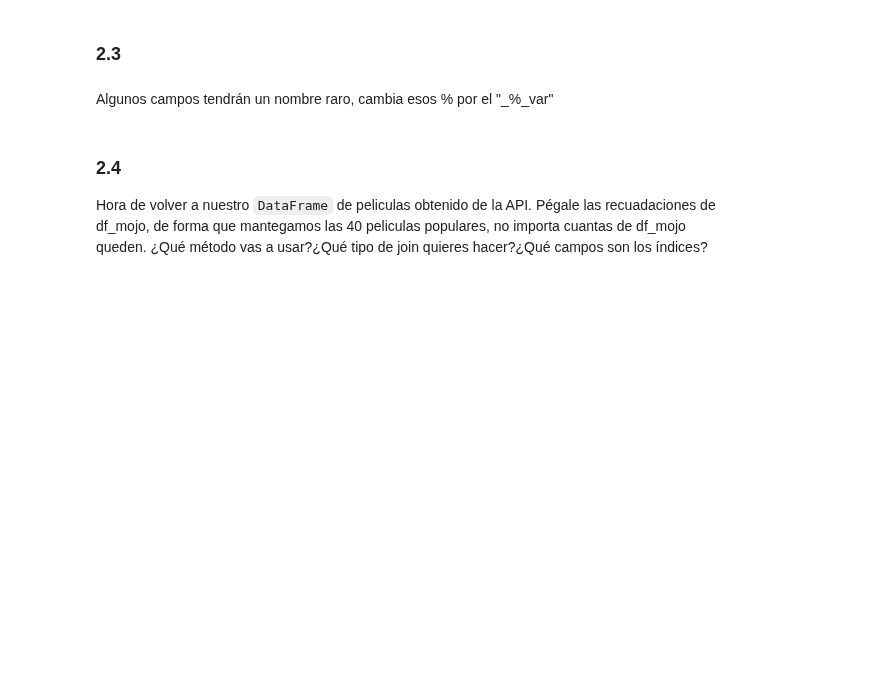
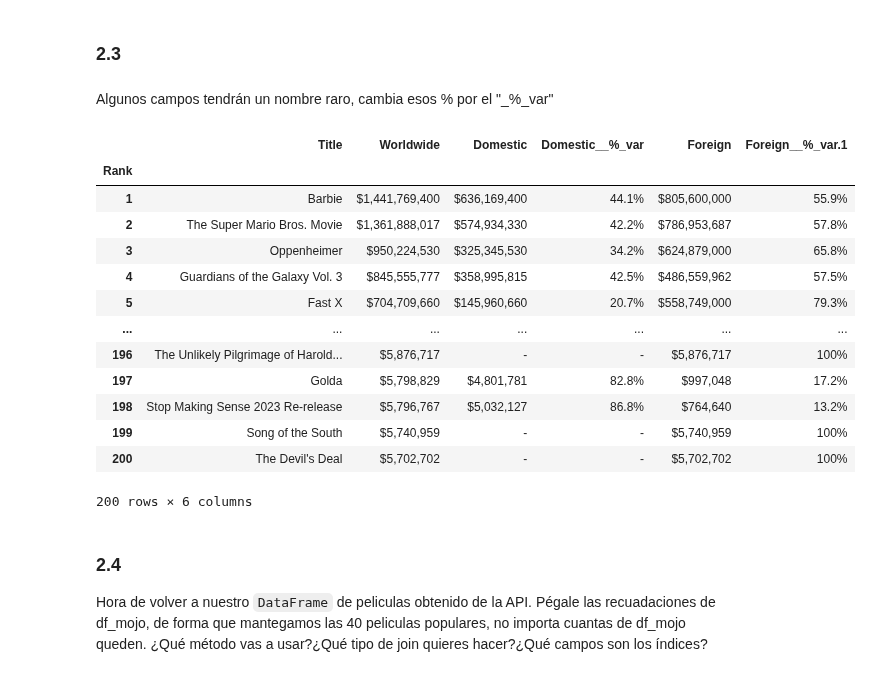
Before and after one commit to mariasanvals/DS_Online_Feb24_Exercises, a Jupyter notebook: 03_Analisis_de_Datos/Sprint_06/Unidad_02/Practica_Obligatoria/18_Practica_Obligatoria_Scraping_API.ipynb, the cells around one changed output. Cells and saved outputs as stored; diff of their text form; code cells hidden in the pictures; blank space fills up the shorter version.

```diff
--- a/03_Analisis_de_Datos/Sprint_06/Unidad_02/Practica_Obligatoria/18_Practica_Obligatoria_Scraping_API.ipynb
+++ b/03_Analisis_de_Datos/Sprint_06/Unidad_02/Practica_Obligatoria/18_Practica_Obligatoria_Scraping_API.ipynb
@@ -370,6 +405,31 @@ Si no has podido hacer el ejercicio Extra anterior, lee los datos que hay en "./
 ### 2.3
 # %% [markdown]
 Algunos campos tendrán un nombre raro, cambia esos % por el "<nombre de la columna anterior>_%_var"
+# %%
+#No sé si he entendido lo que pedía el ejercicio??? Me ha liado lo del nombre de la columna anterior
+
+for col in df_mojo.columns:
+    if '%' in col:
+        previous_col = df_mojo.columns[df_mojo.columns.get_loc(col) - 1]         # Obtener el nombre de la columna anterior
+        new_col_name = f"{previous_col}_{col.replace('%', '_%_var')}"
+        df_mojo.rename(columns={col: new_col_name}, inplace=True)         # Renombrar la columna
+
+df_mojo
+# %% [output]
+|  | Title | Worldwide | Domestic | Domestic__%_var | Foreign | Foreign__%_var.1 |
+| Rank |  |  |  |  |  |  |
+| 1 | Barbie | $1,441,769,400 | $636,169,400 | 44.1% | $805,600,000 | 55.9% |
+| 2 | The Super Mario Bros. Movie | $1,361,888,017 | $574,934,330 | 42.2% | $786,953,687 | 57.8% |
+| 3 | Oppenheimer | $950,224,530 | $325,345,530 | 34.2% | $624,879,000 | 65.8% |
+| 4 | Guardians of the Galaxy Vol. 3 | $845,555,777 | $358,995,815 | 42.5% | $486,559,962 | 57.5% |
+| 5 | Fast X | $704,709,660 | $145,960,660 | 20.7% | $558,749,000 | 79.3% |
+| ... | ... | ... | ... | ... | ... | ... |
+| 196 | The Unlikely Pilgrimage of Harold... | $5,876,717 | - | - | $5,876,717 | 100% |
+| 197 | Golda | $5,798,829 | $4,801,781 | 82.8% | $997,048 | 17.2% |
+| 198 | Stop Making Sense 2023 Re-release | $5,796,767 | $5,032,127 | 86.8% | $764,640 | 13.2% |
+| 199 | Song of the South | $5,740,959 | - | - | $5,740,959 | 100% |
+| 200 | The Devil's Deal | $5,702,702 | - | - | $5,702,702 | 100% |
+200 rows × 6 columns
 # %% [markdown]
 ### 2.4
 
```
Also changed, not shown: parts of 9 cells of this notebook.
